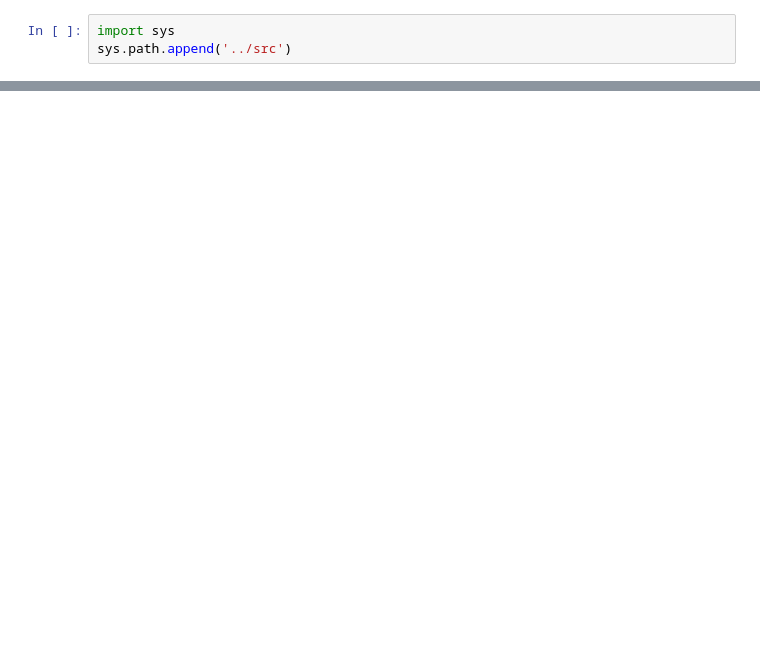
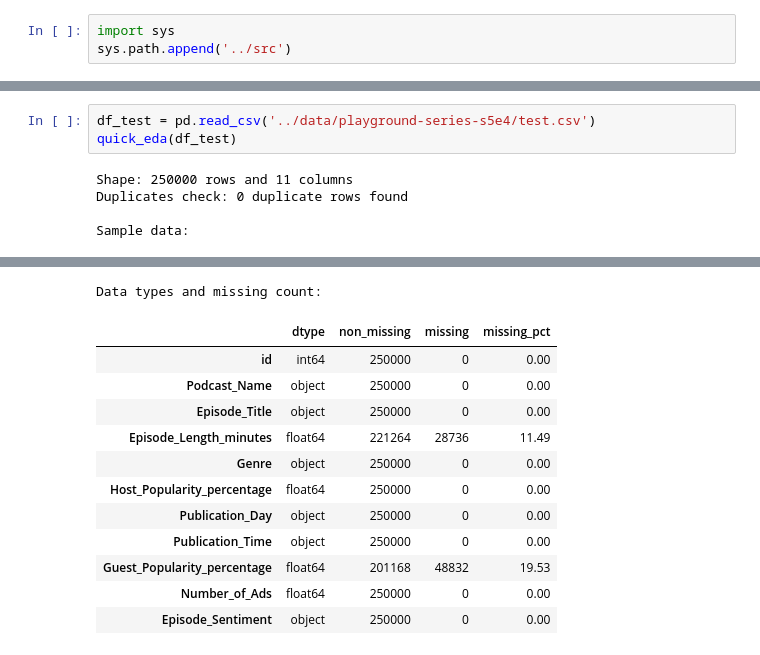
Before and after one commit to gprinciotti/kaggle, a Jupyter notebook: notebooks/playground-series-s5e4.ipynb, the cells around one changed output, grey strips where cells are left out. Drawn from its saved outputs; the diff is of its cells as text; blank space fills up the shorter version.

```diff
--- a/notebooks/playground-series-s5e4.ipynb
+++ b/notebooks/playground-series-s5e4.ipynb
@@ -124,0 +200,8 @@ quick_eda(x_train)
+# %%
+df_test = pd.read_csv('../data/playground-series-s5e4/test.csv')
+quick_eda(df_test)
+# %% [output]
+Shape: 250000 rows and 11 columns
+Duplicates check: 0 duplicate rows found
+
+Sample data:
@@ -124,0 +214,13 @@ quick_eda(x_train)
+Data types and missing count:
+|  | dtype | non_missing | missing | missing_pct |
+| id | int64 | 250000 | 0 | 0.00 |
+| Podcast_Name | object | 250000 | 0 | 0.00 |
+| Episode_Title | object | 250000 | 0 | 0.00 |
+| Episode_Length_minutes | float64 | 221264 | 28736 | 11.49 |
+| Genre | object | 250000 | 0 | 0.00 |
+| Host_Popularity_percentage | float64 | 250000 | 0 | 0.00 |
+| Publication_Day | object | 250000 | 0 | 0.00 |
+| Publication_Time | object | 250000 | 0 | 0.00 |
+| Guest_Popularity_percentage | float64 | 201168 | 48832 | 19.53 |
+| Number_of_Ads | float64 | 250000 | 0 | 0.00 |
+| Episode_Sentiment | object | 250000 | 0 | 0.00 |
```
Also changed, not shown: parts of 12 cells of this notebook, 1 other file.
